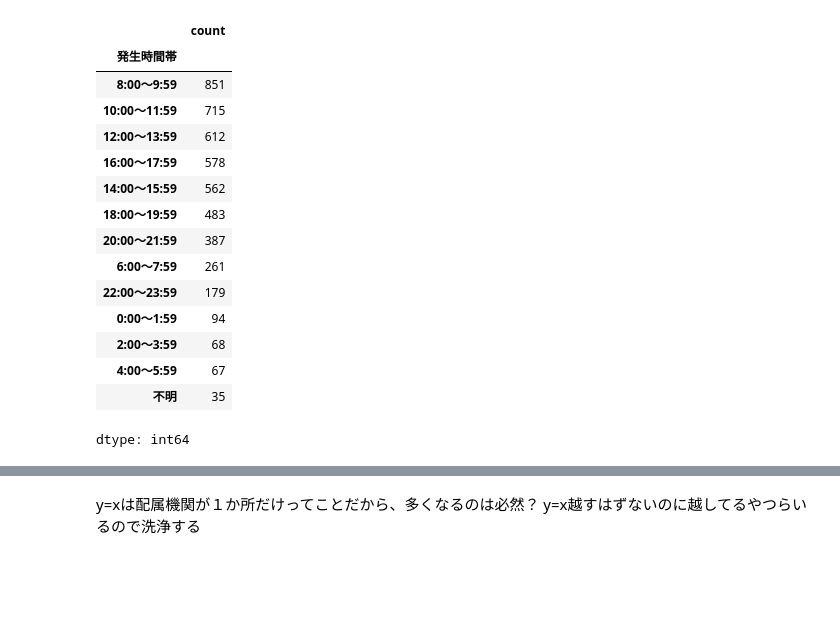
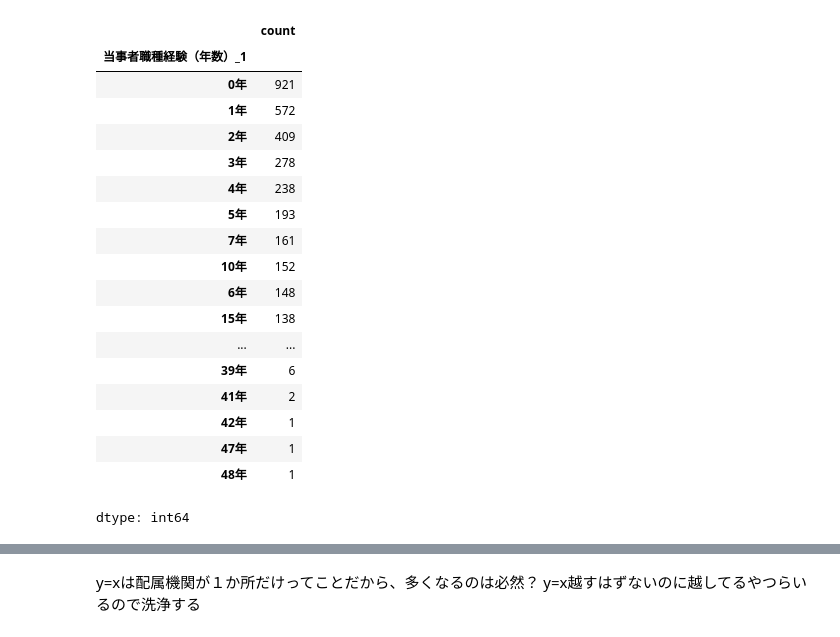
Before and after one commit to maizoh/Project_Shinshu, a Jupyter notebook: Project_Shinshu.ipynb, the cells around one changed output, grey strips where cells are left out. Cells and saved outputs as stored; diff of their text form; code cells hidden in the pictures; blank space fills up the shorter version.

```diff
--- a/Project_Shinshu.ipynb
+++ b/Project_Shinshu.ipynb
@@ -13,23 +13,26 @@ df.to_csv("/content/Medical_Data/df_test_2024.csv", index=False)
 # %%
 df = pd.read_pickle("/content/Medical_Data/df_selected_2024.pickle")
 df_med=df[df["概要"]=="薬剤"]
-df_med["発生時間帯"].value_counts()
+df_med["当事者職種経験（年数）_1"].value_counts()
 # %% [output]
 |  | count |
-| 発生時間帯 |  |
-| 8:00〜9:59 | 851 |
-| 10:00〜11:59 | 715 |
-| 12:00〜13:59 | 612 |
-| 16:00〜17:59 | 578 |
-| 14:00〜15:59 | 562 |
-| 18:00〜19:59 | 483 |
-| 20:00〜21:59 | 387 |
-| 6:00〜7:59 | 261 |
-| 22:00〜23:59 | 179 |
-| 0:00〜1:59 | 94 |
-| 2:00〜3:59 | 68 |
-| 4:00〜5:59 | 67 |
-| 不明 | 35 |
+| 当事者職種経験（年数）_1 |  |
+| 0年 | 921 |
+| 1年 | 572 |
+| 2年 | 409 |
+| 3年 | 278 |
+| 4年 | 238 |
+| 5年 | 193 |
+| 7年 | 161 |
+| 10年 | 152 |
+| 6年 | 148 |
+| 15年 | 138 |
+| ... | ... |
+| 39年 | 6 |
+| 41年 | 2 |
+| 42年 | 1 |
+| 47年 | 1 |
+| 48年 | 1 |
 dtype: int64
 # %%
 import matplotlib.pyplot as plt
```
Also changed, not shown: parts of 18 cells of this notebook.
